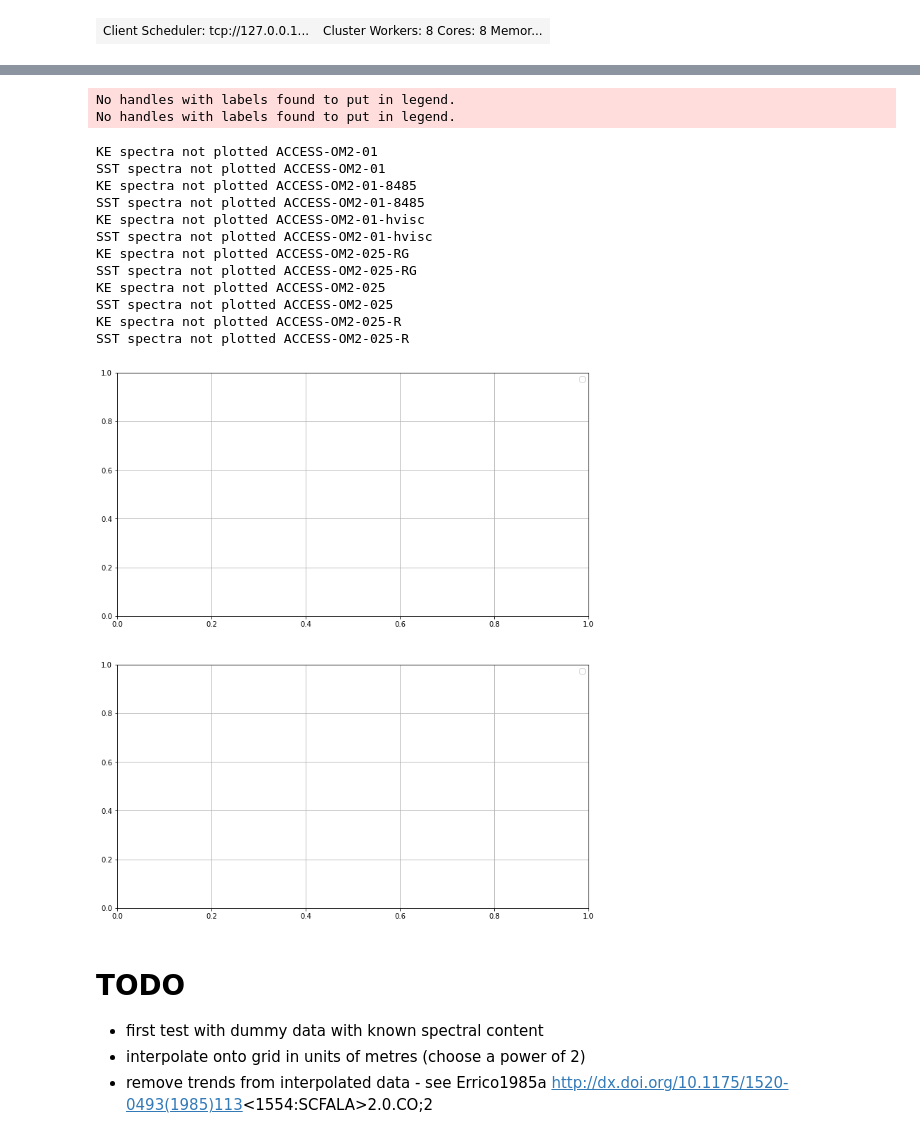
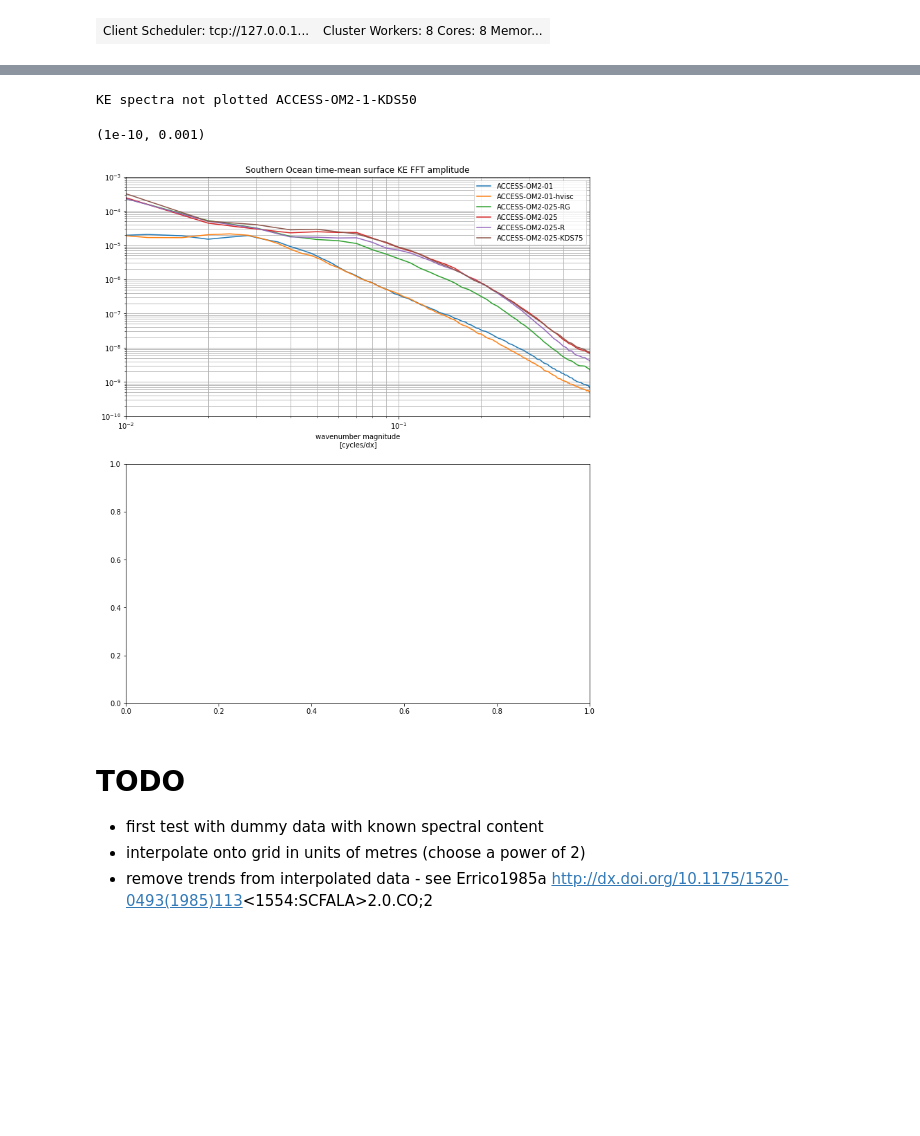
Before and after one commit to rmholmes/cosima-scripts, a Jupyter notebook: spectra_simple.ipynb, the cells around one changed output, grey strips where cells are left out. Cells and saved outputs as stored; diff of their text form; code cells hidden in the pictures; blank space fills up the shorter version.

```diff
--- a/spectra_simple.ipynb
+++ b/spectra_simple.ipynb
@@ -168,16 +198,16 @@ def detrend(f,dim):
 #    """
 #    Interpolate variable onto a grid with uniform grid-spacing.
 #    """
-loc = locations['GulfStream']
-var = kes['01degRYFhv']['SST'].sel(yt_ocean=slice(loc[2],loc[3])).sel(xt_ocean=slice(loc[0],loc[1])).values
-dx = kes['01degRYFhv']['dxt'].sel(yt_ocean=slice(loc[2],loc[3])).values
-dy = kes['01degRYFhv']['dyt'].sel(yt_ocean=slice(loc[2],loc[3])).values
-area = kes['01degRYFhv']['area_t'].sel(yt_ocean=slice(loc[2],loc[3])).sel(xt_ocean=slice(loc[0],loc[1])).values
-X = np.tile(dx.T, (len(var[0,0,:]),1)).cumsum(axis=0)
-Y = np.tile(dy.T, (len(var[0,0,:]),1)).cumsum(axis=1)
-Lx = np.max(X)
-Ly = np.max(Y)
-Ly
+# loc = locations['GulfStream']
+# var = data['01degRYFhv']['SST'].sel(yt_ocean=slice(loc[2],loc[3])).sel(xt_ocean=slice(loc[0],loc[1])).values
+# dx = data['01degRYFhv']['dxt'].sel(yt_ocean=slice(loc[2],loc[3])).values
+# dy = data['01degRYFhv']['dyt'].sel(yt_ocean=slice(loc[2],loc[3])).values
+# area = data['01degRYFhv']['area_t'].sel(yt_ocean=slice(loc[2],loc[3])).sel(xt_ocean=slice(loc[0],loc[1])).values
+# X = np.tile(dx.T, (len(var[0,0,:]),1)).cumsum(axis=0)
+# Y = np.tile(dy.T, (len(var[0,0,:]),1)).cumsum(axis=1)
+# Lx = np.max(X)
+# Ly = np.max(Y)
+# Ly
 #X = X.cumsum(axis=0)
 #Y = Y.cumsum(axis=1)
 #plt.pcolormesh(X.T,Y.T,X.T)
@@ -416,56 +434,47 @@ Temperature snapshots not found ACCESS-OM2-025-R
 # %%
 # Plot spectra together:
-fig3 = plt.figure(figsize=(12,14))
+fig3 = plt.figure(figsize=(12,14),facecolor='w')
 axs1 = plt.subplot(2,1,1)
 axs2 = plt.subplot(2,1,2)
 for locname,loc in locations.items():
     cnt=0
-    for ekey in kes.keys():
+    for ekey in data.keys():
         col = 'C' + str(cnt)
         cnt = cnt+1
         try:
-            kefftradial = kes[ekey]['kefftradial']
-            kefftradial.plot(ax=axs1, xscale='log', yscale='log',label=kes[ekey]['model'],color=col)
+            kefftradial = data[ekey]['kefftradial']
+            kefftradial.plot(ax=axs1, xscale='log', yscale='log',label=data[ekey]['model'],color=col)
             axs1.set_title(locname+' time-mean surface KE FFT amplitude')
         except:
-            print('KE spectra not plotted ' + kes[ekey]['model'])
-        try:
-            SSTfftradial = kes[ekey]['SSTfftradial']
-            #SSTfftradial.plot(ax=axs2, xscale='log', yscale='log',label=kes[ekey]['model'],color=col)
+            print('KE spectra not plotted ' + data[ekey]['model'])
+        # try:
+        #     SSTfftradial = data[ekey]['SSTfftradial']
+        #     #SSTfftradial.plot(ax=axs2, xscale='log', yscale='log',label=data[ekey]['model'],color=col)
 
-            # kes[ekey]['T10fftradial'].plot(ax=axs2, xscale='log', yscale='log', linestyle='--',color=col)
-            # kes[ekey]['T100fftradial'].plot(ax=axs2, xscale='log', yscale='log', linestyle='--',color=col)
-            # kes[ekey]['T200fftradial'].plot(ax=axs2, xscale='log', yscale='log', linestyle='--',color=col)
-            kes[ekey]['T300fftradial'].plot(ax=axs2, xscale='log', yscale='log', linestyle='-',color=col,label=kes[ekey]['model'],)
-            #kes[ekey]['T500fftradial'].plot(ax=axs2, xscale='log', yscale='log', linestyle=':',color=col)
-            axs2.set_title(locname+' time-mean 300m Temperature FFT amplitude')
+        #     # data[ekey]['T10fftradial'].plot(ax=axs2, xscale='log', yscale='log', linestyle='--',color=col)
+        #     # data[ekey]['T100fftradial'].plot(ax=axs2, xscale='log', yscale='log', linestyle='--',color=col)
+        #     # data[ekey]['T200fftradial'].plot(ax=axs2, xscale='log', yscale='log', linestyle='--',color=col)
+        #     data[ekey]['T300fftradial'].plot(ax=axs2, xscale='log', yscale='log', linestyle='-',color=col,label=data[ekey]['model'],)
+        #     #data[ekey]['T500fftradial'].plot(ax=axs2, xscale='log', yscale='log', linestyle=':',color=col)
+        #     axs2.set_title(locname+' time-mean 300m Temperature FFT amplitude')
 
-        except:
-            print('SST spectra not plotted ' + kes[ekey]['model'])
+        # except:
+        #     print('SST spectra not plotted ' + data[ekey]['model'])
 
 axs1.grid(which='both', axis='both')
 axs1.legend()
-axs2.grid(which='both', axis='both')
-axs2.legend()
+axs1.set_xlim([10e-3,0.5])
+axs1.set_ylim([1e-10,1e-3])
+#axs2.grid(which='both', axis='both')
+#axs2.legend()
+#axs2.set_xlim([10e-3,0.5])
 #axs2.text(1.01e-2,1.e3,'solid=SST \ndashed=300m \ndotted=500m')
 #axs2.set_ylim([5.e3, 4.e5])
-savefigure(locname+'SpectraSimple')
+#savefigure(locname+'SpectraSimple')
 # %% [output]
-No handles with labels found to put in legend.
-No handles with labels found to put in legend.
+KE spectra not plotted ACCESS-OM2-1-KDS50
-KE spectra not plotted ACCESS-OM2-01
-SST spectra not plotted ACCESS-OM2-01
-KE spectra not plotted ACCESS-OM2-01-8485
-SST spectra not plotted ACCESS-OM2-01-8485
-KE spectra not plotted ACCESS-OM2-01-hvisc
-SST spectra not plotted ACCESS-OM2-01-hvisc
-KE spectra not plotted ACCESS-OM2-025-RG
-SST spectra not plotted ACCESS-OM2-025-RG
-KE spectra not plotted ACCESS-OM2-025
-SST spectra not plotted ACCESS-OM2-025
-KE spectra not plotted ACCESS-OM2-025-R
-SST spectra not plotted ACCESS-OM2-025-R
+(1e-10, 0.001)
-[figure, old version]
+[figure, new version]
 # %% [markdown]
 # TODO
 - first test with dummy data with known spectral content
```
Also changed, not shown: parts of 9 cells of this notebook, 1 other file.
